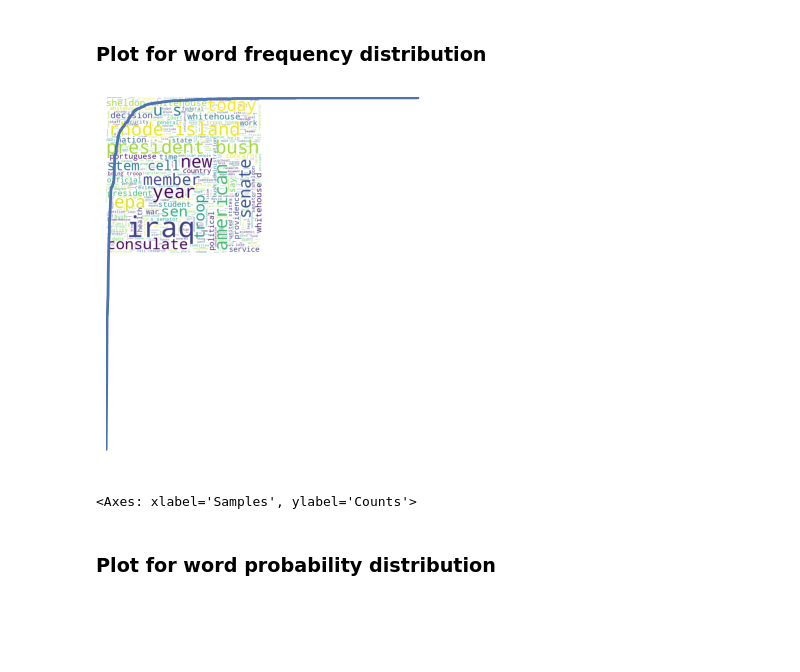
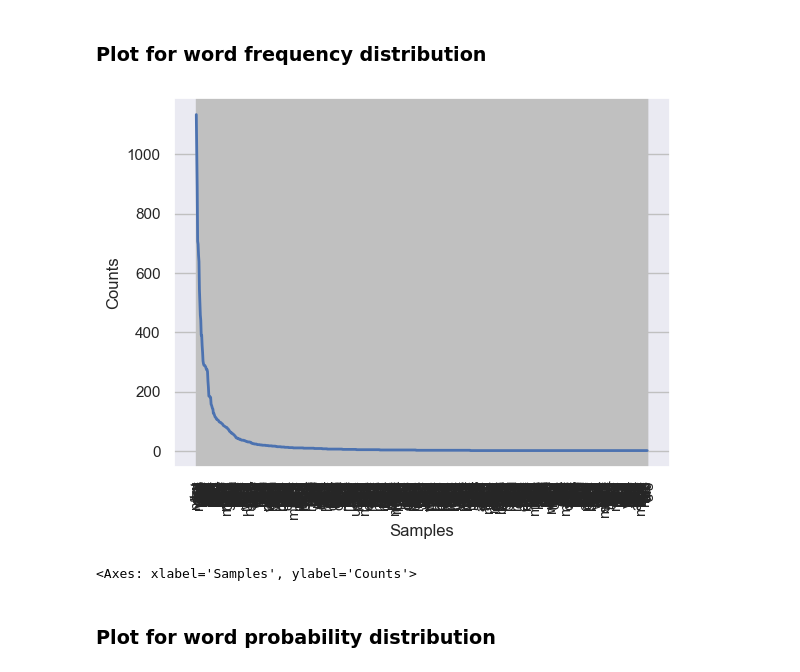
Before and after one commit to h-karyn/ComputationalContentAnalysis, a Jupyter notebook: python_notebooks/hw2/2-Counting Words & Phrases to Trace the Distribution of Meaning.ipynb, the cells around one changed output. Saved outputs shown, nothing was run; the diff lists cells and outputs as text; code cells hidden in the pictures; blank space fills up the shorter version.

```diff
--- a/python_notebooks/hw2/2-Counting Words & Phrases to Trace the Distribution of Meaning.ipynb
+++ b/python_notebooks/hw2/2-Counting Words & Phrases to Trace the Distribution of Meaning.ipynb
@@ -976,11 +976,14 @@ profile_sample_cfdist_3
 # %% [markdown]
 ### Plot for word frequency distribution
 # %%
+# clear the plot
+plt.clf()
+
 # convert the dictionary to a frequency distribution
 profile_sample_cfdist_3 = nltk.FreqDist(profile_sample_cfdist_3)
 profile_sample_cfdist_3.plot()
 # %% [output]
-[figure, old version]
+[figure, new version]
 <Axes: xlabel='Samples', ylabel='Counts'>
 # %%
 # create a word cloud for the essays
```
Also changed, not shown: parts of 25 cells of this notebook.
